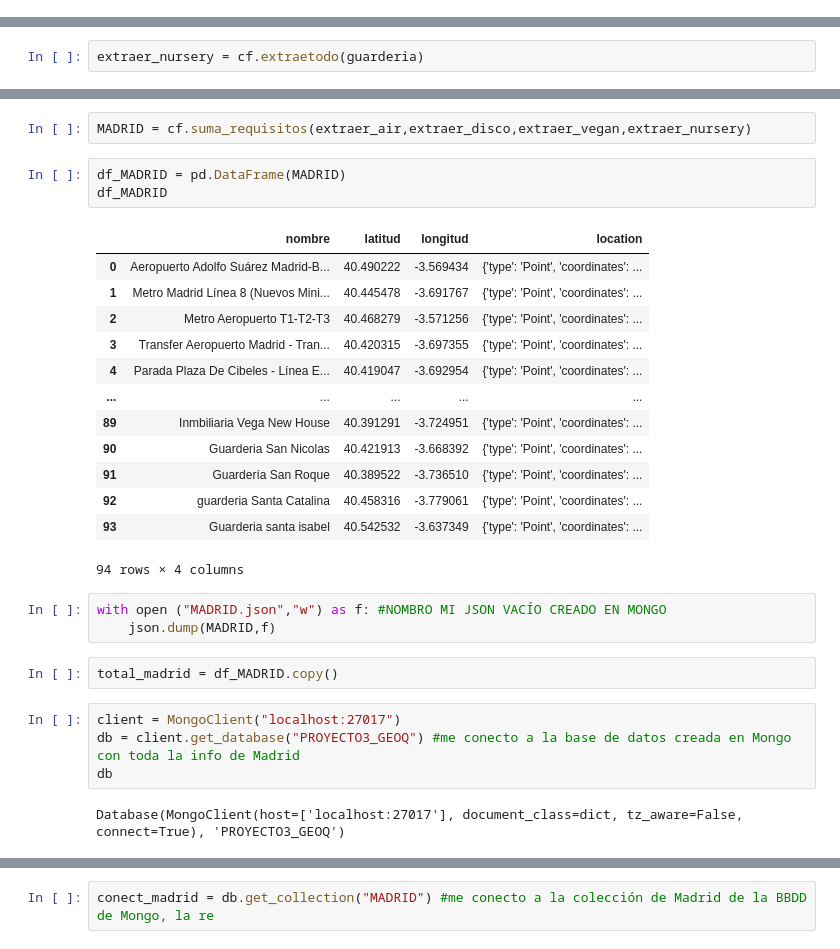
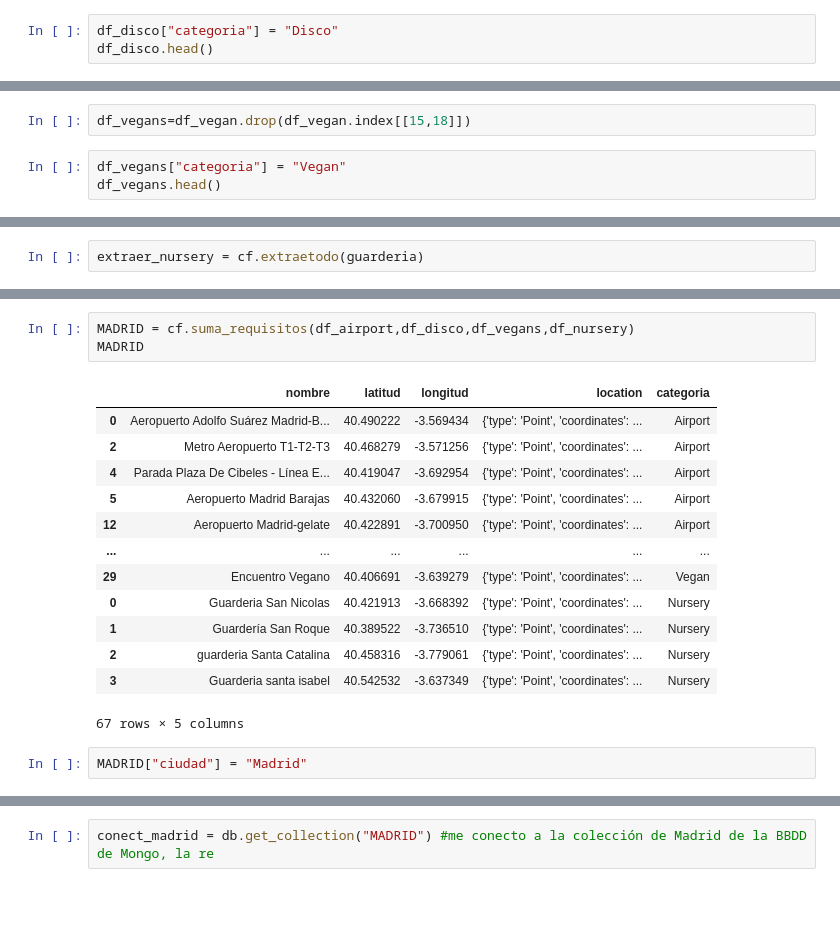
Before and after one commit to Beapsp/Geospatial-data-project, a Jupyter notebook: notebook/Untitled.ipynb, the cells around one changed output, grey strips where cells are left out. Cells and saved outputs as stored; diff of their text form; blank space fills up the shorter version.

```diff
--- a/notebook/Untitled.ipynb
+++ b/notebook/Untitled.ipynb
@@ -214,0 +111,3 @@ df_disco.head()
+# %%
+df_disco["categoria"] = "Disco"
+df_disco.head()
@@ -240,0 +142,5 @@ df_vegan.head()
+# %%
+df_vegans=df_vegan.drop(df_vegan.index[[15,18]])
+# %%
+df_vegans["categoria"] = "Vegan"
+df_vegans.head()
@@ -268,30 +182,19 @@ df_nursery.head()
 # %%
-MADRID = cf.suma_requisitos(extraer_air,extraer_disco,extraer_vegan,extraer_nursery)
+MADRID = cf.suma_requisitos(df_airport,df_disco,df_vegans,df_nursery)
+MADRID
+# %% [output]
+|  | nombre | latitud | longitud | location | categoria |
+| 0 | Aeropuerto Adolfo Suárez Madrid-B... | 40.490222 | -3.569434 | {'type': 'Point', 'coordinates': ... | Airport |
+| 2 | Metro Aeropuerto T1-T2-T3 | 40.468279 | -3.571256 | {'type': 'Point', 'coordinates': ... | Airport |
+| 4 | Parada Plaza De Cibeles - Línea E... | 40.419047 | -3.692954 | {'type': 'Point', 'coordinates': ... | Airport |
+| 5 | Aeropuerto Madrid Barajas | 40.432060 | -3.679915 | {'type': 'Point', 'coordinates': ... | Airport |
+| 12 | Aeropuerto Madrid-gelate | 40.422891 | -3.700950 | {'type': 'Point', 'coordinates': ... | Airport |
+| ... | ... | ... | ... | ... | ... |
+| 29 | Encuentro Vegano | 40.406691 | -3.639279 | {'type': 'Point', 'coordinates': ... | Vegan |
+| 0 | Guarderia San Nicolas | 40.421913 | -3.668392 | {'type': 'Point', 'coordinates': ... | Nursery |
+| 1 | Guardería San Roque | 40.389522 | -3.736510 | {'type': 'Point', 'coordinates': ... | Nursery |
+| 2 | guarderia Santa Catalina | 40.458316 | -3.779061 | {'type': 'Point', 'coordinates': ... | Nursery |
+| 3 | Guarderia santa isabel | 40.542532 | -3.637349 | {'type': 'Point', 'coordinates': ... | Nursery |
+67 rows × 5 columns
-# %%
-df_MADRID = pd.DataFrame(MADRID)
-df_MADRID
-# %% [output]
-|  | nombre | latitud | longitud | location |
-| 0 | Aeropuerto Adolfo Suárez Madrid-B... | 40.490222 | -3.569434 | {'type': 'Point', 'coordinates': ... |
-| 1 | Metro Madrid Línea 8 (Nuevos Mini... | 40.445478 | -3.691767 | {'type': 'Point', 'coordinates': ... |
-| 2 | Metro Aeropuerto T1-T2-T3 | 40.468279 | -3.571256 | {'type': 'Point', 'coordinates': ... |
-| 3 | Transfer Aeropuerto Madrid - Tran... | 40.420315 | -3.697355 | {'type': 'Point', 'coordinates': ... |
-| 4 | Parada Plaza De Cibeles - Línea E... | 40.419047 | -3.692954 | {'type': 'Point', 'coordinates': ... |
-| ... | ... | ... | ... | ... |
-| 89 | Inmbiliaria Vega New House | 40.391291 | -3.724951 | {'type': 'Point', 'coordinates': ... |
-| 90 | Guarderia San Nicolas | 40.421913 | -3.668392 | {'type': 'Point', 'coordinates': ... |
-| 91 | Guardería San Roque | 40.389522 | -3.736510 | {'type': 'Point', 'coordinates': ... |
-| 92 | guarderia Santa Catalina | 40.458316 | -3.779061 | {'type': 'Point', 'coordinates': ... |
-| 93 | Guarderia santa isabel | 40.542532 | -3.637349 | {'type': 'Point', 'coordinates': ... |
-94 rows × 4 columns
-# %%
-with open ("MADRID.json","w") as f: #NOMBRO MI JSON VACÍO CREADO EN MONGO
-    json.dump(MADRID,f)
-# %%
-total_madrid = df_MADRID.copy()
-# %%
-client = MongoClient("localhost:27017")
-db = client.get_database("PROYECTO3_GEOQ") #me conecto a la base de datos creada en Mongo con toda la info de Madrid
-db
-# %% [output]
-Database(MongoClient(host=['localhost:27017'], document_class=dict, tz_aware=False, connect=True), 'PROYECTO3_GEOQ')
+# %%
+MADRID["ciudad"] = "Madrid"
```
Also changed, not shown: parts of 144 cells of this notebook, 3 other files.
